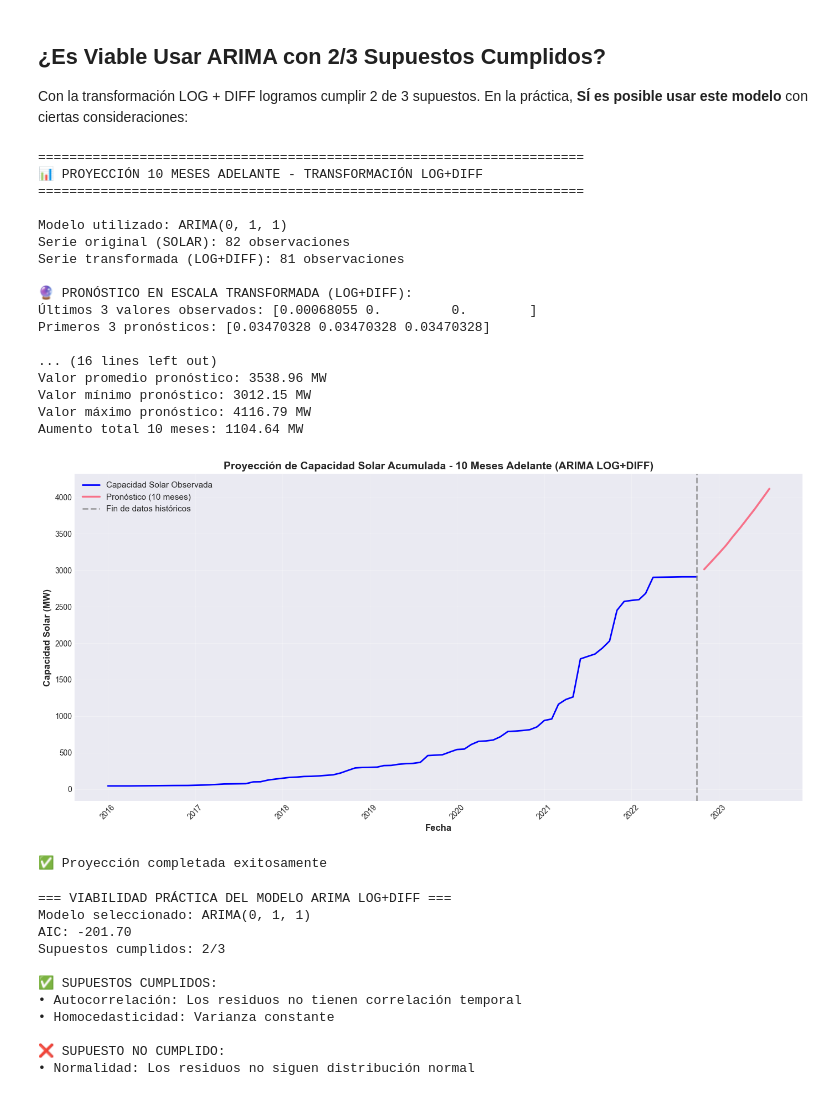
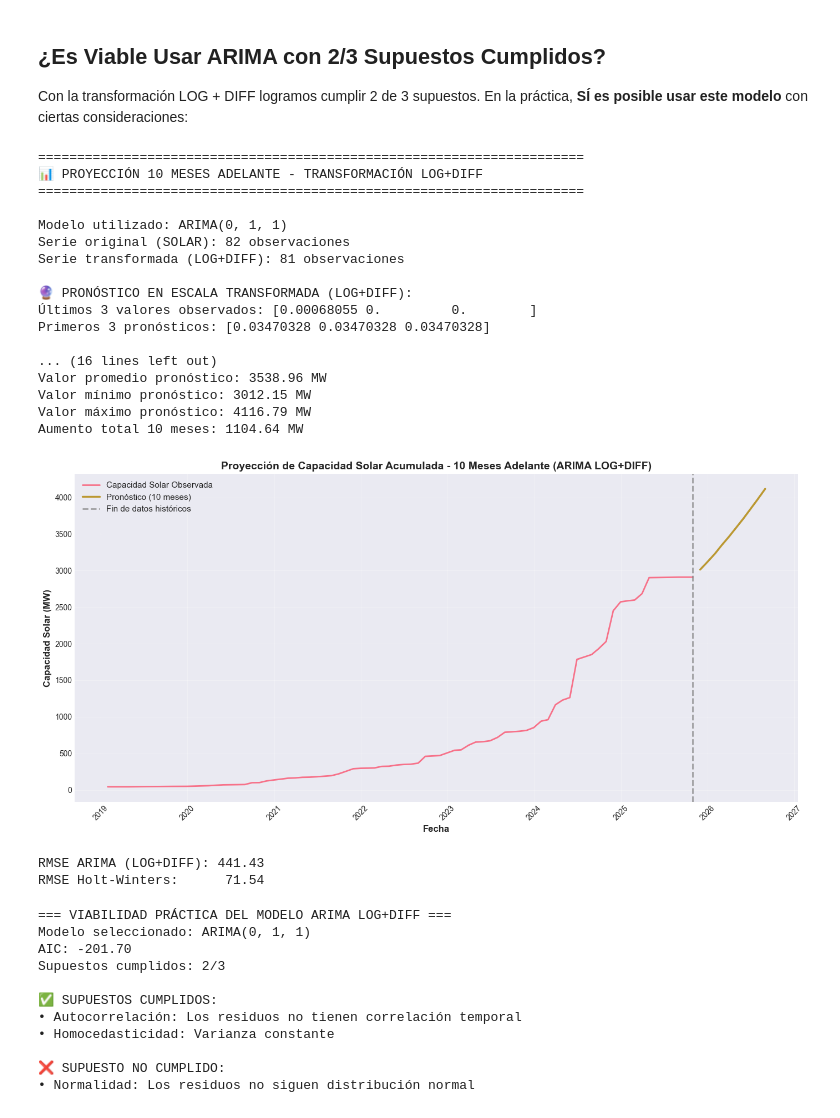
Before and after one commit to jhavierc/proyecto-I-innovacion-tecnologica-IA, a Jupyter notebook: entrega 2/src/models/5_time_series_arima.ipynb, the cells around one changed output. Saved outputs shown, nothing was run; the diff lists cells and outputs as text; code cells hidden in the pictures.

```diff
--- a/entrega 2/src/models/5_time_series_arima.ipynb
+++ b/entrega 2/src/models/5_time_series_arima.ipynb
@@ -701,17 +689,13 @@ for i in range(1, forecast_steps):
 # Paso 2: Revertir el logaritmo
 forecast_original = np.exp(forecast_log) - 1  # Recordar que usamos np.log(serie + 1)
 
-# Crear fechas para el pronóstico
-# Obtener la última fecha del dataframe
-ultima_fecha_df = df.index[-1]
-
-# Si el índice es numérico, necesitamos calcular cuántos meses tiene el dataframe
-# El dataframe tiene 82 observaciones mensuales desde enero 2016
-fecha_inicio = pd.Timestamp('2016-01-01')
-fecha_ultima_actual = fecha_inicio + pd.DateOffset(months=len(df)-1)
+# Crear fechas para el pronóstico - Usar las fechas reales del dataframe
+# Obtener la columna de fecha del dataframe y la última fecha
+df_fechas = pd.to_datetime(df['Fecha'])
+ultima_fecha_real = df_fechas.iloc[-1]
 
 # Crear fechas de pronóstico comenzando después de la última fecha
-fechas_forecast = pd.date_range(start=fecha_ultima_actual + pd.DateOffset(months=1), periods=forecast_steps, freq='MS')
+fechas_forecast = pd.date_range(start=ultima_fecha_real + pd.DateOffset(months=1), periods=forecast_steps, freq='MS')
 
 # Crear DataFrame con resultados
 resultados_forecast = pd.DataFrame({
@@ -720,7 +704,7 @@ resultados_forecast = pd.DataFrame({
 })
 
 print(f"\n✅ PRONÓSTICO EN ESCALA ORIGINAL (Capacidad Solar - MW):")
-print(f"Últimos datos históricos: {fecha_ultima_actual.strftime('%Y-%m-%d')}")
+print(f"Últimos datos históricos: {ultima_fecha_real.strftime('%Y-%m-%d')}")
 print(f"Primer pronóstico: {fechas_forecast[0].strftime('%Y-%m-%d')}")
 print(resultados_forecast.to_string(index=False))
 
@@ -734,51 +718,75 @@ print(f"Aumento total 10 meses: {forecast_original.iloc[-1] - forecast_original.
 # Visualizar pronóstico
 fig, ax = plt.subplots(figsize=(14, 7))
 
-# Crear índice temporal para la serie histórica
-fecha_inicio = pd.Timestamp('2016-01-01')
-fechas_historicas = pd.date_range(start=fecha_inicio, periods=len(serie_solar), freq='MS')
+# Usar las fechas reales del dataframe para la serie histórica
+fechas_historicas = pd.to_datetime(df['Fecha'])
 
 # Serie histórica
-ax.plot(fechas_historicas, serie_solar, 'b-', label='Capacidad Solar Observada', linewidth=2, markersize=4)
+ax.plot(fechas_historicas, serie_solar, label='Capacidad Solar Observada', linewidth=2, markersize=4)
 
 # Pronóstico
 ax.plot(fechas_forecast, forecast_original.values, label='Pronóstico (10 meses)', linewidth=2.5, markersize=6)
 
 # Línea vertical separadora - Usa el punto exacto donde terminan los datos
-ax.axvline(x=fechas_historicas[-1], color='gray', linestyle='--', linewidth=2, alpha=0.7, label='Fin de datos históricos')
+ax.axvline(x=fechas_historicas.iloc[-1], color='gray', linestyle='--', linewidth=2, alpha=0.7, label='Fin de datos históricos')
 
 # Configuración
 ax.set_xlabel('Fecha', fontsize=12, fontweight='bold')
 ax.set_ylabel('Capacidad Solar (MW)', fontsize=12, fontweight='bold')
 ax.set_title('Proyección de Capacidad Solar Acumulada - 10 Meses Adelante (ARIMA LOG+DIFF)',
              fontsize=14, fontweight='bold')
 ax.legend(fontsize=11, loc='upper left')
 ax.grid(True, alpha=0.3)
 plt.xticks(rotation=45)
 plt.tight_layout()
 plt.show()
-
-print("\n✅ Proyección completada exitosamente")
 # %% [output]
 ======================================================================
 📊 PROYECCIÓN 10 MESES ADELANTE - TRANSFORMACIÓN LOG+DIFF
 ======================================================================
 
 Modelo utilizado: ARIMA(0, 1, 1)
 Serie original (SOLAR): 82 observaciones
 Serie transformada (LOG+DIFF): 81 observaciones
 
 🔮 PRONÓSTICO EN ESCALA TRANSFORMADA (LOG+DIFF):
 Últimos 3 valores observados: [0.00068055 0.         0.        ]
 Primeros 3 pronósticos: [0.03470328 0.03470328 0.03470328]
 
 ... (16 lines left out)
 Valor promedio pronóstico: 3538.96 MW
 Valor mínimo pronóstico: 3012.15 MW
 Valor máximo pronóstico: 4116.79 MW
 Aumento total 10 meses: 1104.64 MW
-[figure, old version]
+[figure, new version]
-✅ Proyección completada exitosamente
+# %%
+from statsmodels.tsa.holtwinters import ExponentialSmoothing
+from sklearn.metrics import mean_squared_error, mean_absolute_error
+
+# ARIMA (LOG+DIFF)
+valores_ajustados_arima_trans = mejor_modelo.fittedvalues()
+serie_log_reconstructed = pd.Series(index=range(len(valores_ajustados_arima_trans)), dtype=float)
+serie_log_reconstructed.iloc[0] = serie_log.iloc[0]
+
+for i in range(1, len(valores_ajustados_arima_trans)):
+    serie_log_reconstructed.iloc[i] = serie_log_reconstructed.iloc[i-1] + valores_ajustados_arima_trans.iloc[i]
+
+valores_ajustados_arima = np.exp(serie_log_reconstructed) - 1
+min_len = min(len(serie_solar), len(valores_ajustados_arima))
+rmse_arima = np.sqrt(mean_squared_error(serie_solar.iloc[:min_len], valores_ajustados_arima.iloc[:min_len]))
+
+# Holt-Winters
+hw_model = ExponentialSmoothing(serie_solar, seasonal_periods=12, trend='add', seasonal='add', initialization_method='estimated')
+hw_fitted = hw_model.fit(optimized=True)
+valores_ajustados_hw = hw_fitted.fittedvalues
+rmse_hw = np.sqrt(mean_squared_error(serie_solar, valores_ajustados_hw))
+
+# Resultados
+print("RMSE ARIMA (LOG+DIFF):", f"{rmse_arima:.2f}")
+print("RMSE Holt-Winters:     ", f"{rmse_hw:.2f}")
+# %% [output]
+RMSE ARIMA (LOG+DIFF): 441.43
+RMSE Holt-Winters:      71.54
 # %%
 # Evaluación práctica de viabilidad del modelo LOG+DIFF
 print("=== VIABILIDAD PRÁCTICA DEL MODELO ARIMA LOG+DIFF ===")
```
Also changed, not shown: parts of 5 cells of this notebook.
